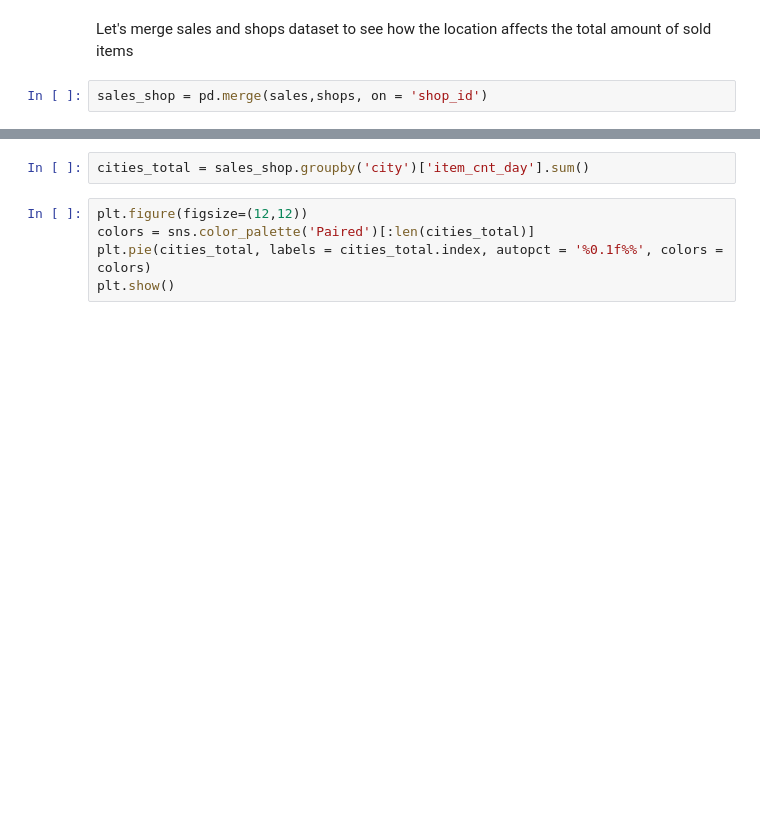
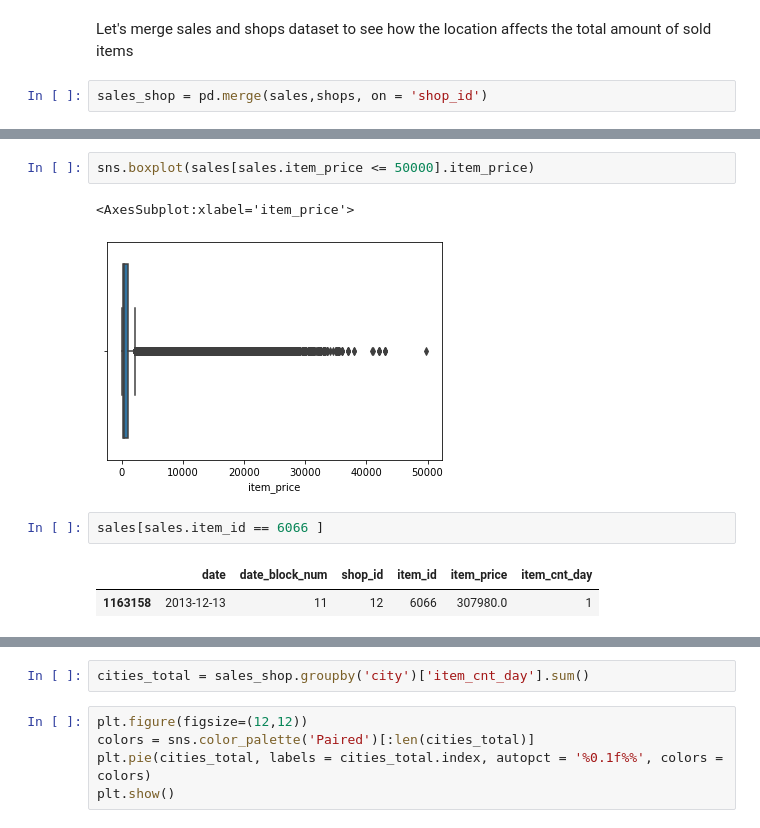
Before and after one commit to charlyrs/epam_mentorship, a Jupyter notebook: notebooks/EDA.ipynb, the cells around one changed output, grey strips where cells are left out. Cells and saved outputs as stored; diff of their text form; blank space fills up the shorter version.

```diff
--- a/notebooks/EDA.ipynb
+++ b/notebooks/EDA.ipynb
@@ -594,0 +586,10 @@ sales_shop.sample(5)
+# %%
+sns.boxplot(sales[sales.item_price <= 50000].item_price)
+# %% [output]
+<AxesSubplot:xlabel='item_price'>
+[figure, added]
+# %%
+sales[sales.item_id == 6066 ]
+# %% [output]
+|  | date | date_block_num | shop_id | item_id | item_price | item_cnt_day |
+| 1163158 | 2013-12-13 | 11 | 12 | 6066 | 307980.0 | 1 |
```
Also changed, not shown: parts of 102 cells of this notebook.
